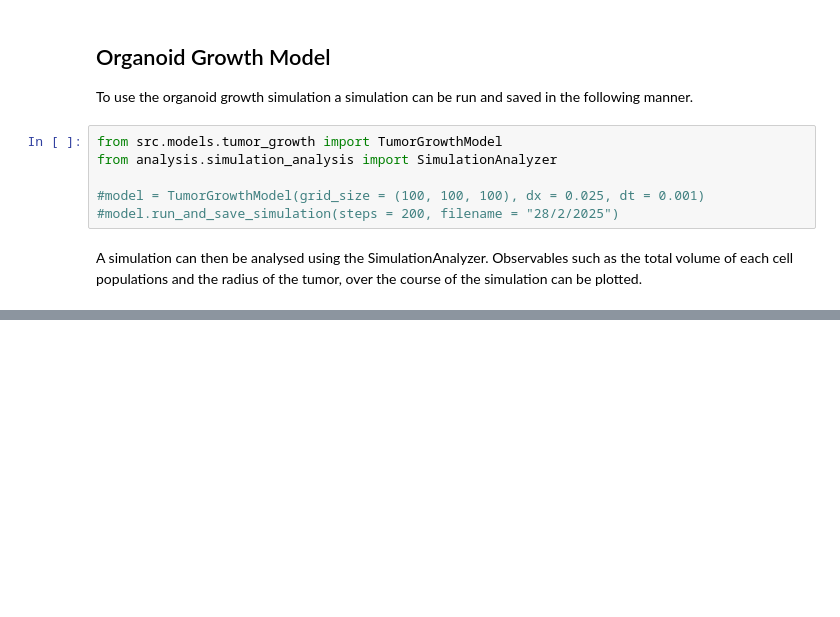
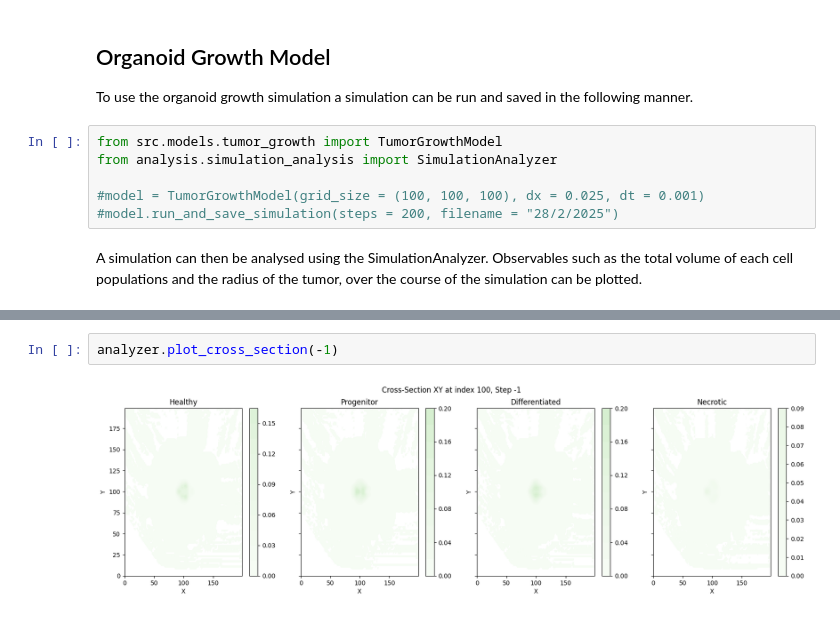
Before and after one commit to rmcnamara101/SCIE3212, a Jupyter notebook: src/notebooks/model_exploration.ipynb, the cells around one changed output, grey strips where cells are left out. Saved outputs shown, nothing was run; the diff lists cells and outputs as text; blank space fills up the shorter version.

```diff
--- a/src/notebooks/model_exploration.ipynb
+++ b/src/notebooks/model_exploration.ipynb
@@ -30,0 +33,4 @@ analyzer.plot_growth_rate() # plot final step
+# %%
+analyzer.plot_cross_section(-1)
+# %% [output]
+[figure, added]
```
Also changed, not shown: parts of 4 cells of this notebook, 4 other files.
